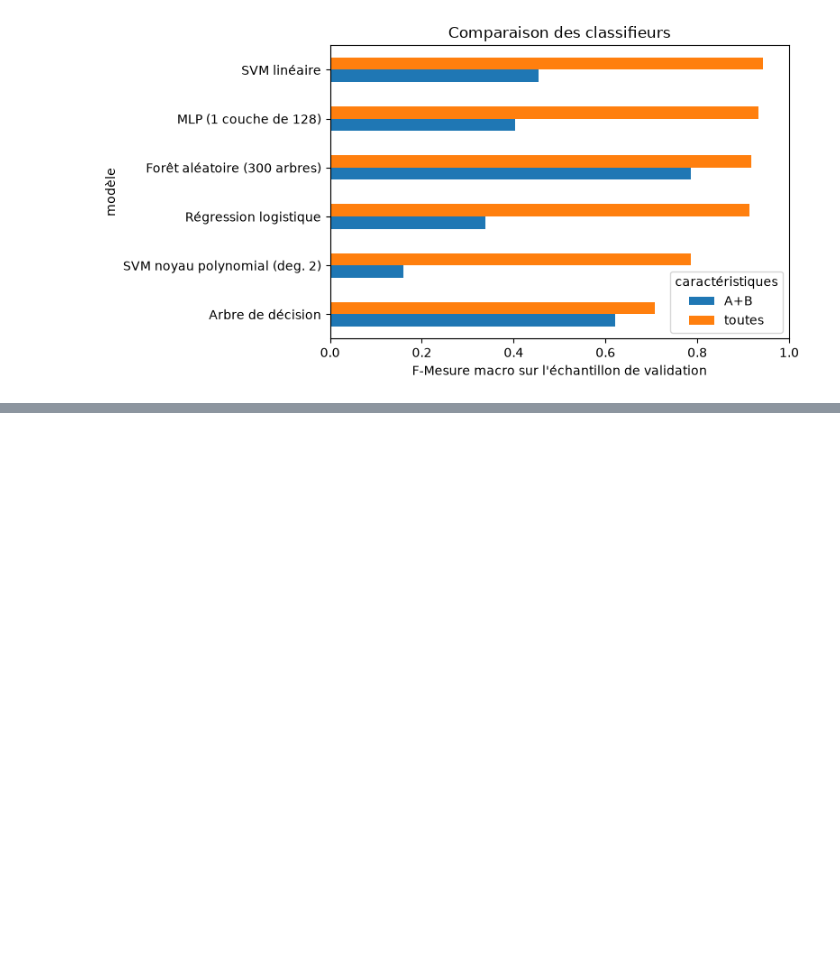
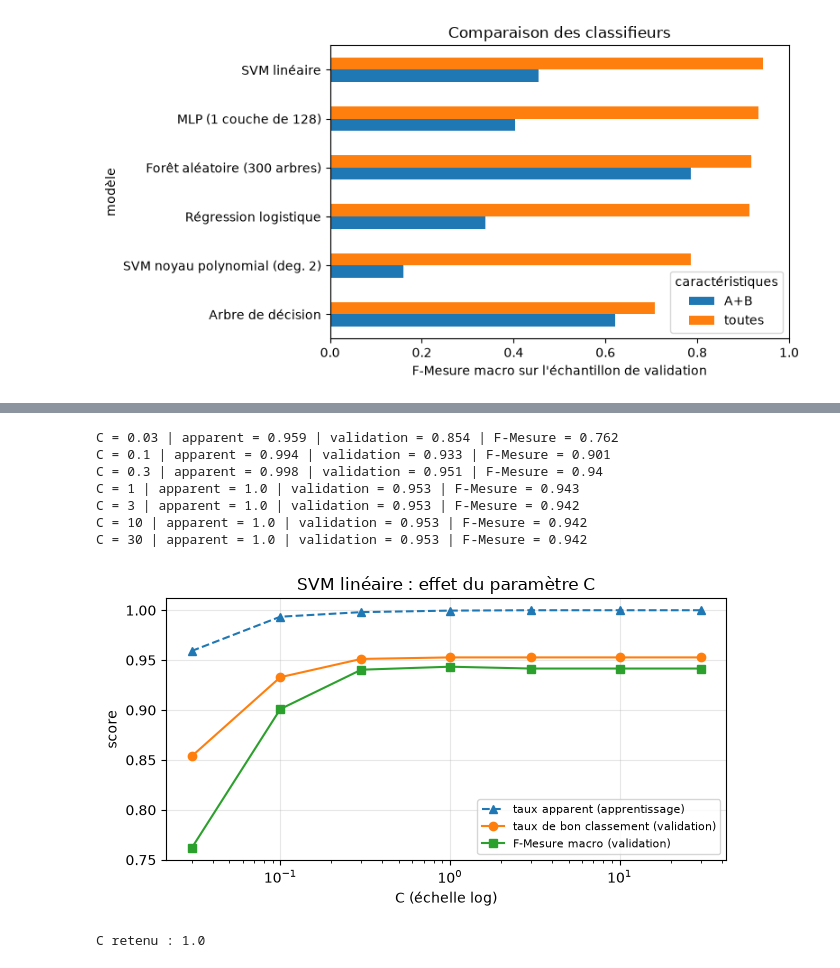
Before and after one commit to AchrafBitar/CopiloteBE, a Jupyter notebook: BE1_identification_utilisateurs.ipynb, the cells around one changed output, grey strips where cells are left out. Saved outputs shown, nothing was run; the diff lists cells and outputs as text; code cells hidden in the pictures; blank space fills up the shorter version.

Commit message:
Réglage des hyper-paramètres, apport des familles et validation croisée

```diff
--- a/BE1_identification_utilisateurs.ipynb
+++ b/BE1_identification_utilisateurs.ipynb
@@ -821,0 +821,39 @@ Avec les familles toutes :
+# %%
+valeurs_C = [0.03, 0.1, 0.3, 1, 3, 10, 30]
+reglage_C = []
+for C in valeurs_C:
+    r = evaluer("SVM linéaire C=" + str(C), LinearSVC(C=C, random_state=GRAINE), preparation(TOUTES_FAMILLES))
+    r["C"] = C
+    reglage_C.append(r)
+    print("C =", C, "| apparent =", round(r["taux apparent"], 3),
+          "| validation =", round(r["taux de bon classement"], 3), "| F-Mesure =", round(r["F-Mesure"], 3))
+reglage_C = pd.DataFrame(reglage_C)
+
+fig, ax = plt.subplots(figsize=(6.5, 3.6))
+ax.plot(reglage_C["C"], reglage_C["taux apparent"], "^--", label="taux apparent (apprentissage)")
+ax.plot(reglage_C["C"], reglage_C["taux de bon classement"], "o-", label="taux de bon classement (validation)")
+ax.plot(reglage_C["C"], reglage_C["F-Mesure"], "s-", label="F-Mesure macro (validation)")
+ax.set_xscale("log")                       # échelle log : 0.03, 0.1, 0.3, 1... sont régulièrement espacés
+ax.set_xlabel("C (échelle log)")
+ax.set_ylabel("score")
+ax.set_title("SVM linéaire : effet du paramètre C")
+ax.legend(fontsize=8)
+ax.grid(alpha=0.3)
+plt.tight_layout()
+plt.savefig("figures/reglage_C.png", dpi=150)
+plt.show()
+
+# Valeur de C retenue : celle qui donne la meilleure F-Mesure sur la validation
+meilleure_ligne = reglage_C["F-Mesure"].idxmax()
+C_RETENU = float(reglage_C.loc[meilleure_ligne, "C"])
+print("C retenu :", C_RETENU)
+# %% [output]
+C = 0.03 | apparent = 0.959 | validation = 0.854 | F-Mesure = 0.762
+C = 0.1 | apparent = 0.994 | validation = 0.933 | F-Mesure = 0.901
+C = 0.3 | apparent = 0.998 | validation = 0.951 | F-Mesure = 0.94
+C = 1 | apparent = 1.0 | validation = 0.953 | F-Mesure = 0.943
+C = 3 | apparent = 1.0 | validation = 0.953 | F-Mesure = 0.942
+C = 10 | apparent = 1.0 | validation = 0.953 | F-Mesure = 0.942
+C = 30 | apparent = 1.0 | validation = 0.953 | F-Mesure = 0.942
+[figure, added]
+C retenu : 1.0
```
Also changed, not shown: parts of 25 cells of this notebook, 2 other files.
